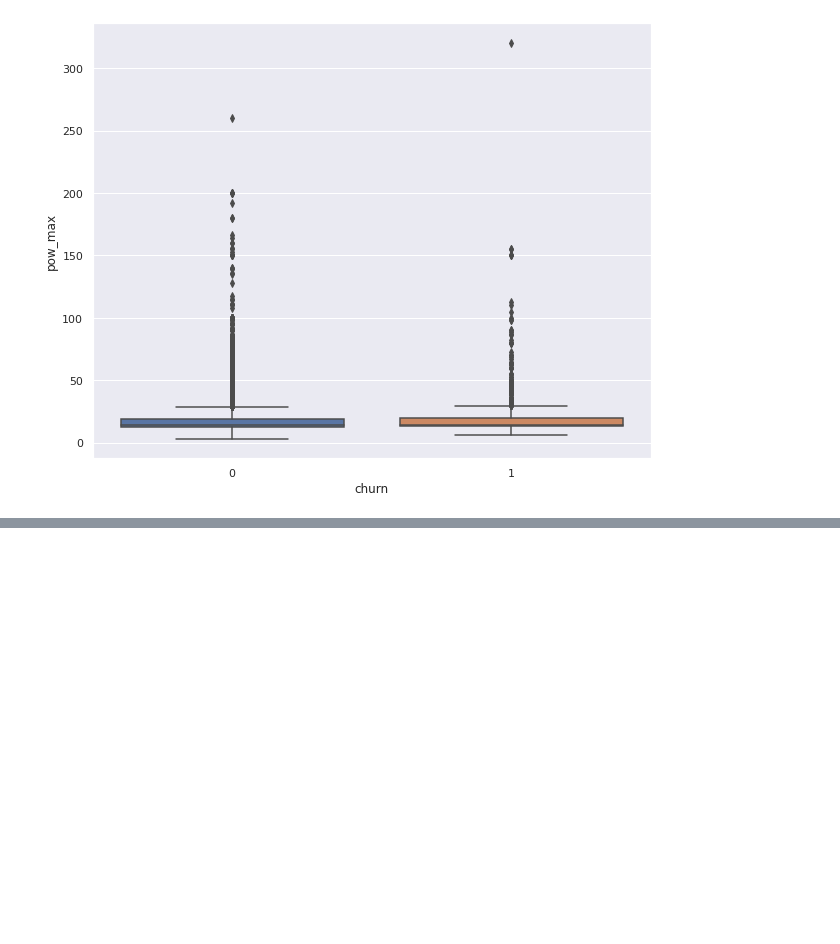
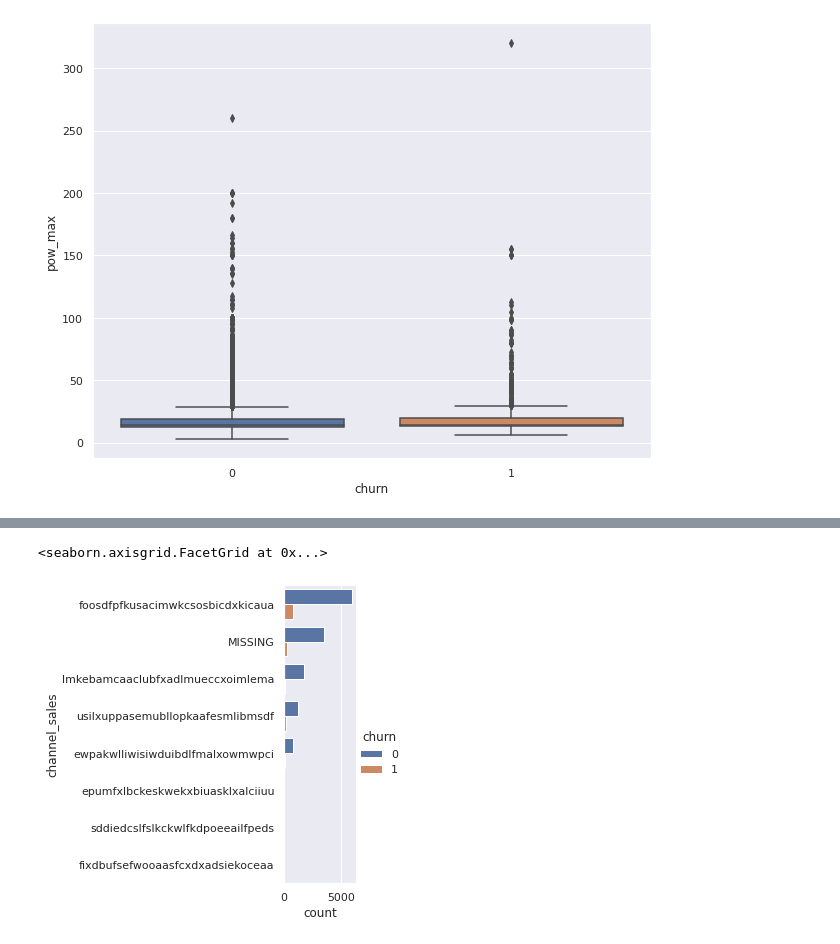
Before and after one commit to nug-12/BCG_Data_Virtual_Experience, a Jupyter notebook: BCG_eda.ipynb, the cells around one changed output, grey strips where cells are left out. Saved outputs shown, nothing was run; the diff lists cells and outputs as text; code cells hidden in the pictures; blank space fills up the shorter version.

```diff
--- a/BCG_eda.ipynb
+++ b/BCG_eda.ipynb
@@ -275,3 +277,6 @@ sns.boxplot(data=client_df, x='churn', y='pow_max')
 # %% [output]
 <matplotlib.axes._subplots.AxesSubplot at 0x...>
 [figure]
+# %%
+chn_sl = client_df.dropna(subset=['channel_sales'])
+chn_sl['channel_sales'].value_counts()
@@ -277,0 +293,5 @@ sns.boxplot(data=client_df, x='churn', y='pow_max')
+# %%
+sns.catplot(data=chn_sl, y='channel_sales', hue='churn', kind='count')
+# %% [output]
+<seaborn.axisgrid.FacetGrid at 0x...>
+[figure, added]
```
Also changed, not shown: parts of 9 cells of this notebook.
